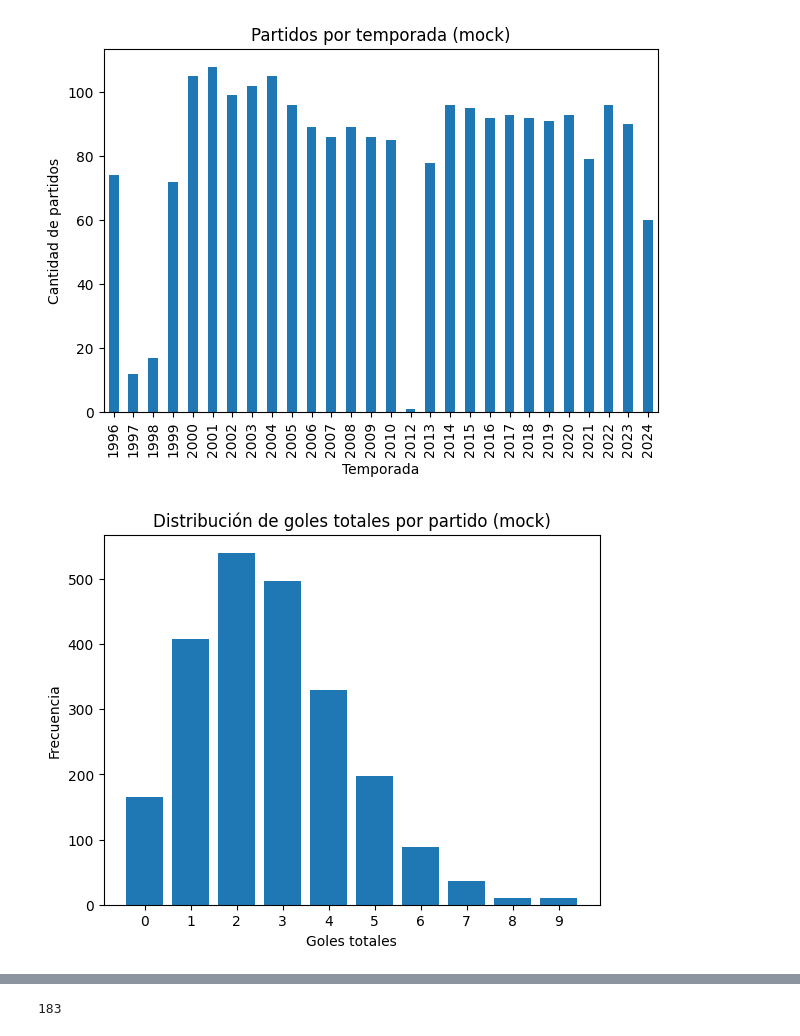
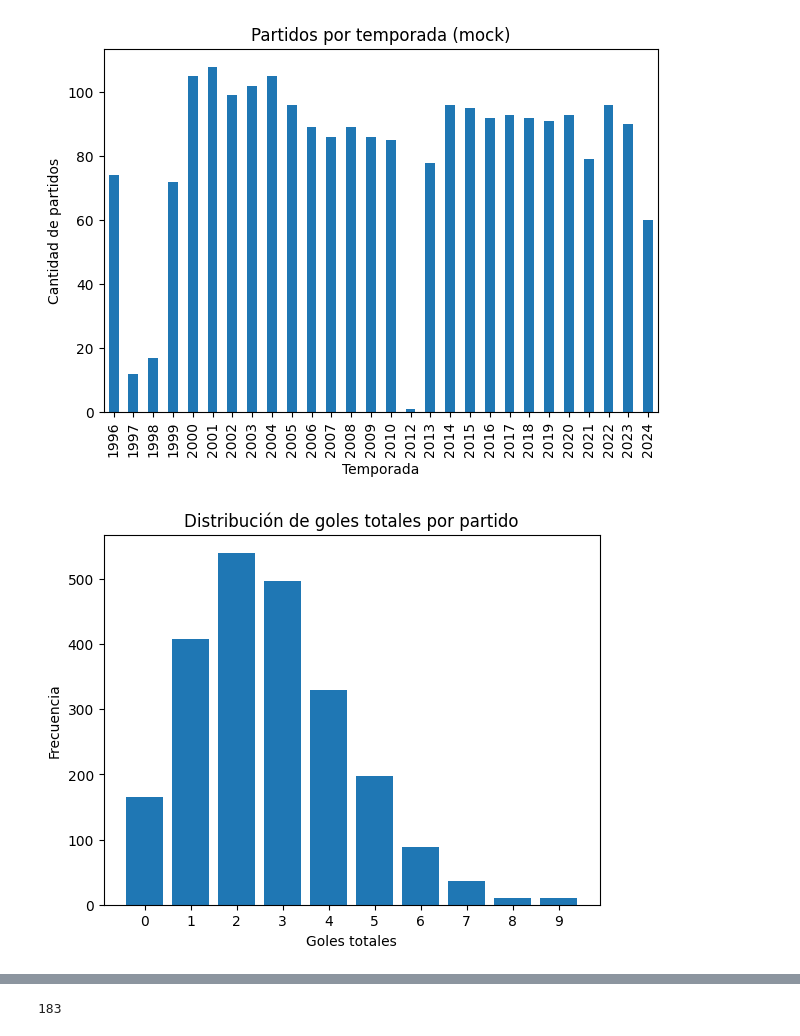
Before and after one commit to lolookw/Libertadores-1996-2024, a Jupyter notebook: notebooks/01_eda_mock.ipynb, the cells around one changed output, grey strips where cells are left out. Cells and saved outputs as stored; diff of their text form; code cells hidden in the pictures.

```diff
--- a/notebooks/01_eda_mock.ipynb
+++ b/notebooks/01_eda_mock.ipynb
@@ -137,20 +137,20 @@ plt.show()
 # %%
 df["goles_totales"] = df["goles_local"] + df["goles_visitante"]
 
 plt.figure()
 plt.hist(df["goles_totales"].dropna(), bins=int(df["goles_totales"].max()), align="left", rwidth=0.8)
-plt.title("Distribución de goles totales por partido (mock)")
+plt.title("Distribución de goles totales por partido")
 plt.xlabel("Goles totales")
 plt.ylabel("Frecuencia")
 plt.xticks(range(0, int(df["goles_totales"].max())))
 #plt.tight_layout()
 plt.savefig(
     CARPETA_SALIDA / "distribucion_goles_totales.png",
     dpi=200
 )
 plt.show()
 # %% [output]
-[figure, old version]
+[figure, new version]
 # %%
 conteo_resultados = df["resultado"].value_counts()
 conteo_resultados.to_csv(
```
Also changed, not shown: parts of 10 cells of this notebook, 8 other files.
